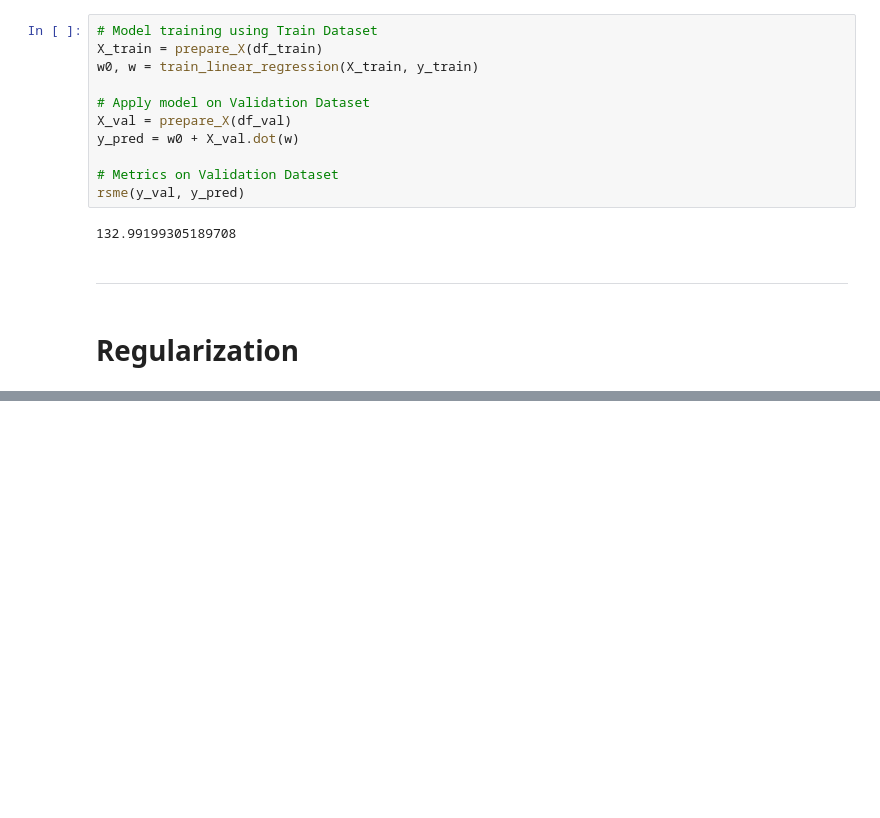
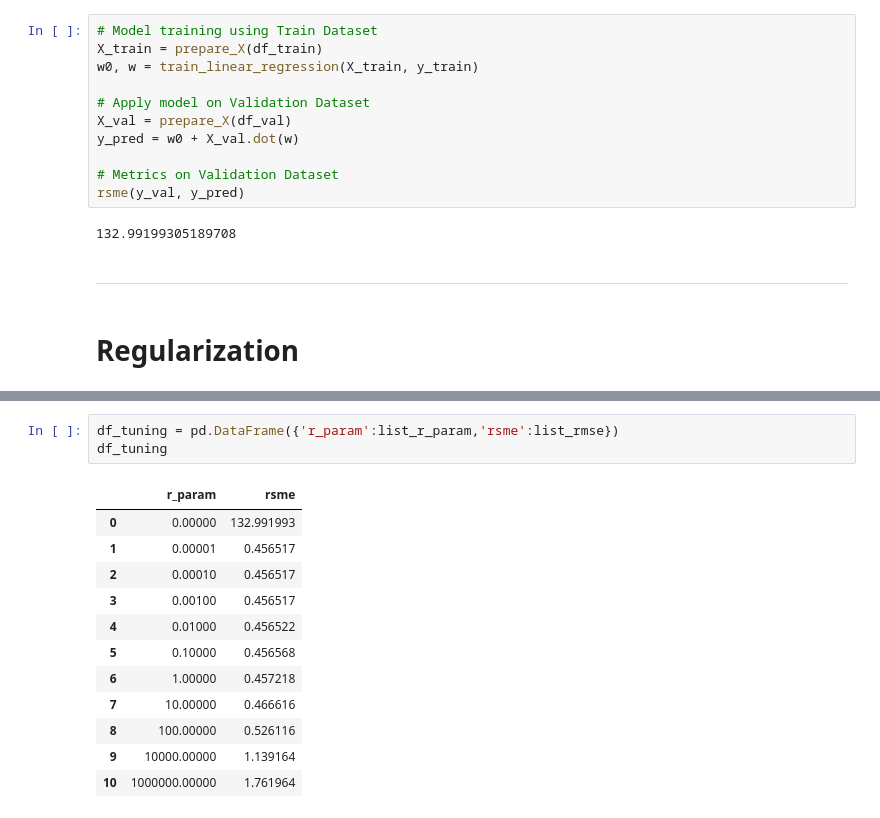
Before and after one commit to tummala-hareesh/ml_zoomcamp_ht, a Jupyter notebook: ipynb/02_car_price_prediction.ipynb, the cells around one changed output, grey strips where cells are left out. Drawn from its saved outputs; the diff is of its cells as text; blank space fills up the shorter version.

```diff
--- a/ipynb/02_car_price_prediction.ipynb
+++ b/ipynb/02_car_price_prediction.ipynb
@@ -746,0 +781,16 @@ rsme(y_val, y_pred)
+# %%
+df_tuning = pd.DataFrame({'r_param':list_r_param,'rsme':list_rmse})
+df_tuning
+# %% [output]
+|  | r_param | rsme |
+| 0 | 0.00000 | 132.991993 |
+| 1 | 0.00001 | 0.456517 |
+| 2 | 0.00010 | 0.456517 |
+| 3 | 0.00100 | 0.456517 |
+| 4 | 0.01000 | 0.456522 |
+| 5 | 0.10000 | 0.456568 |
+| 6 | 1.00000 | 0.457218 |
+| 7 | 10.00000 | 0.466616 |
+| 8 | 100.00000 | 0.526116 |
+| 9 | 10000.00000 | 1.139164 |
+| 10 | 1000000.00000 | 1.761964 |
```
Also changed, not shown: parts of 7 cells of this notebook, 1 other file.
